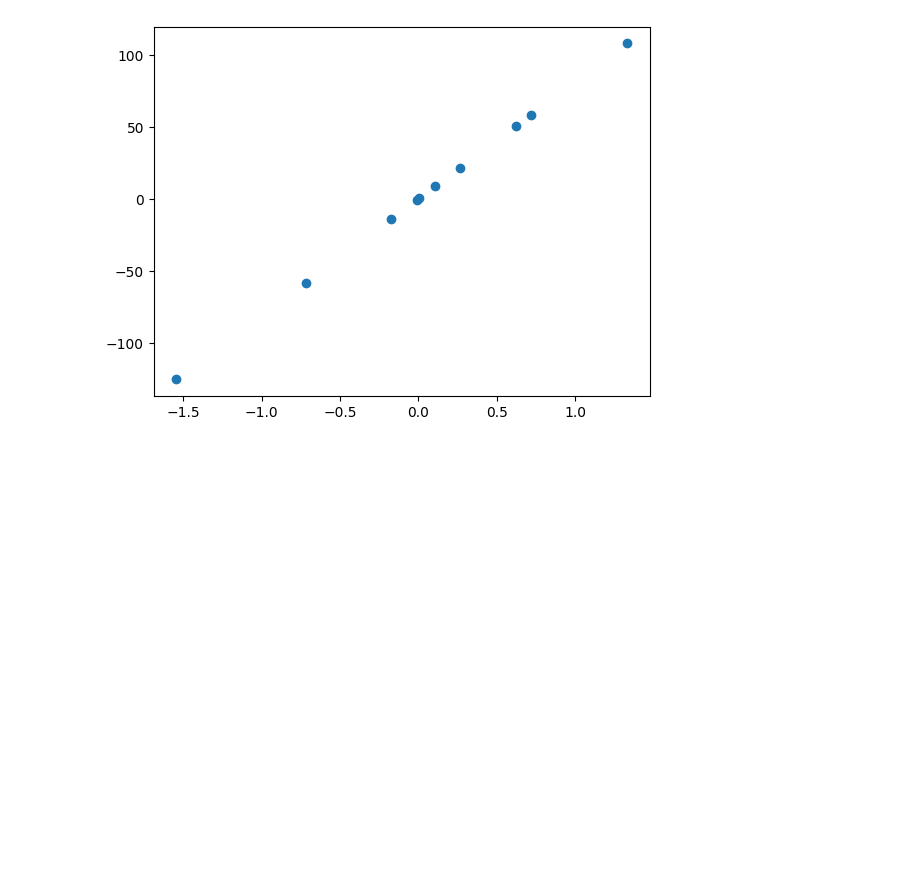
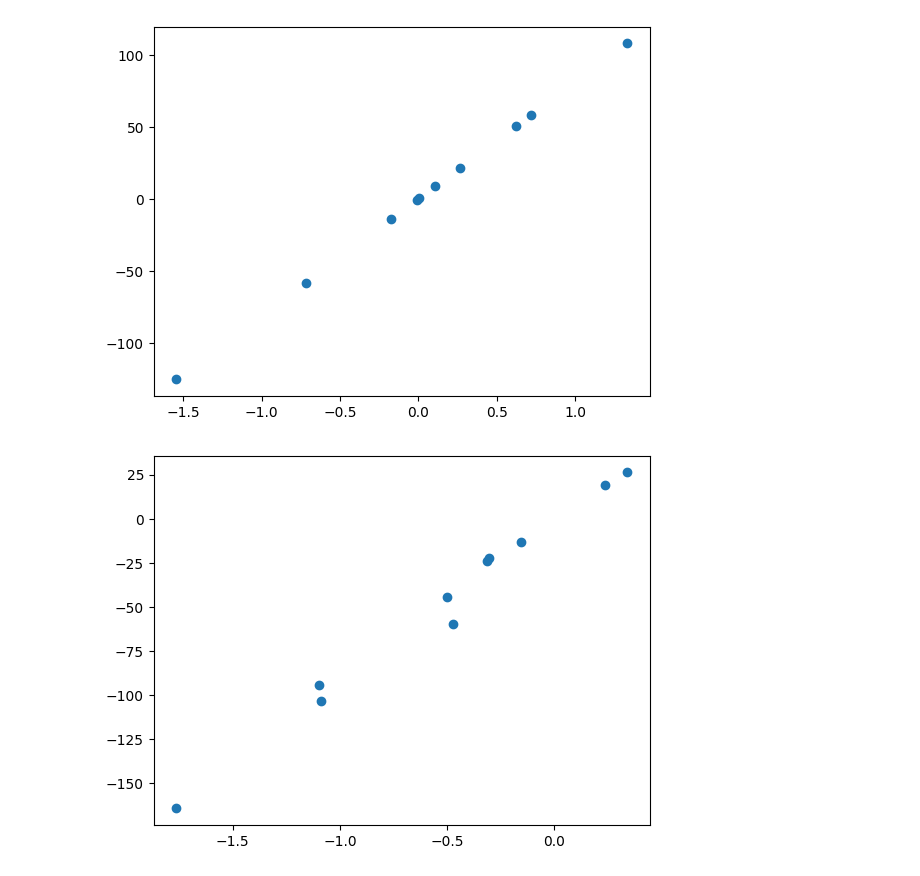
Before and after one commit to Aliyamkamila/Data-Science-Intermediate, a Jupyter notebook: Scikit_Learn_Datasets.ipynb, the cells around one changed output. Cells and saved outputs as stored; diff of their text form; code cells hidden in the pictures; blank space fills up the shorter version.

```diff
--- a/Scikit_Learn_Datasets.ipynb
+++ b/Scikit_Learn_Datasets.ipynb
@@ -206,3 +206,10 @@ plt.plot(features, targets, 'o')
 plt.show()
 # %% [output]
 [figure]
+# %%
+x, y = make_regression(n_samples=10, n_features=1, noise=5.0, random_state=15)
+
+plt.plot(x, y, 'o')
+plt.show()
+# %% [output]
+[figure, added]
```
